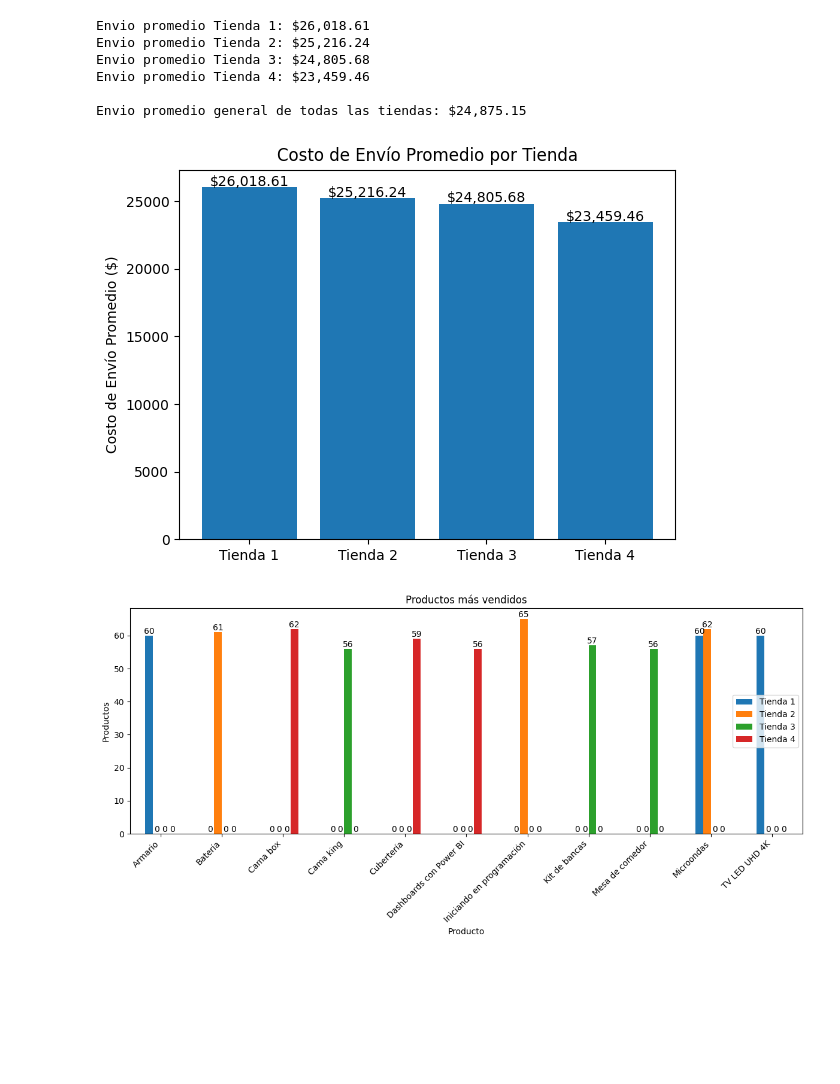
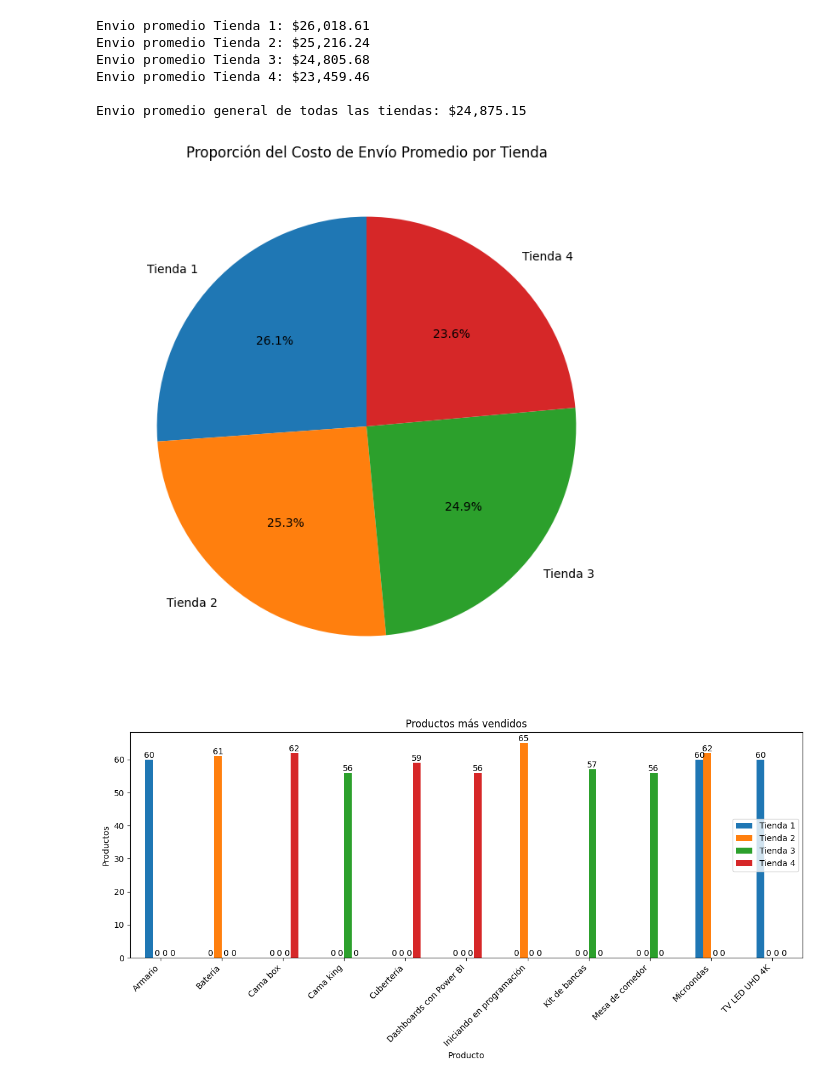
Before and after one commit to isato12/aluraStore, a Jupyter notebook: AluraStoreLatam.ipynb, the cells around one changed output. Saved outputs shown, nothing was run; the diff lists cells and outputs as text; code cells hidden in the pictures; blank space fills up the shorter version.

```diff
--- a/AluraStoreLatam.ipynb
+++ b/AluraStoreLatam.ipynb
@@ -370,27 +370,18 @@ Envio promedio Tienda 3: $24,805.68
 Envio promedio Tienda 4: $23,459.46
 
 Envio promedio general de todas las tiendas: $24,875.15
-# %%
-# Crear una lista con los nombres de las tiendas
-nombres_tiendas = ['Tienda 1', 'Tienda 2', 'Tienda 3', 'Tienda 4']
-
-# Crear una lista con los promedios de costo de envío de cada tienda
-envios_promedio = [envio_promedio_tienda1, envio_promedio_tienda2, envio_promedio_tienda3, envio_promedio_tienda4]
-
-# Crear el gráfico de barras
-plt.bar(nombres_tiendas, envios_promedio)
-plt.ylabel('Costo de Envío Promedio ($)')
-plt.title('Costo de Envío Promedio por Tienda')
-plt.xticks(rotation=0)  # Mantener las etiquetas horizontales para mayor claridad
-
-# Añadir las cantidades a las barras
-for i, v in enumerate(envios_promedio):
-    plt.text(i, v + 100, f"${v:,.2f}", ha='center')
-
-
-plt.show()
-# %% [output]
-[figure, removed]
+# %%
+# Calcular el total de los costos de envío promedio para obtener las proporciones
+total_envios_promedio = sum(envios_promedio)
+proporciones_envio = [envio / total_envios_promedio for envio in envios_promedio]
+
+# Crear el gráfico circular
+plt.figure(figsize=(8, 8))
+plt.pie(proporciones_envio, labels=nombres_tiendas, autopct='%1.1f%%', startangle=90)
+plt.title('Proporción del Costo de Envío Promedio por Tienda')
+plt.show()
+# %% [output]
+[figure, added]
 # %%
 # Crear un DataFrame combinado con los promedios por categoría de cada tienda
 productos_mas_vendidos = pd.DataFrame({
```
